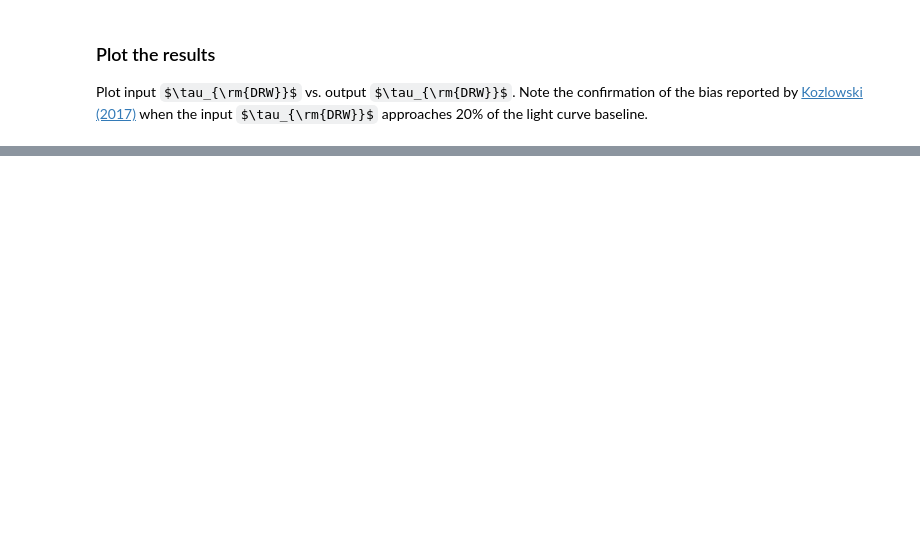
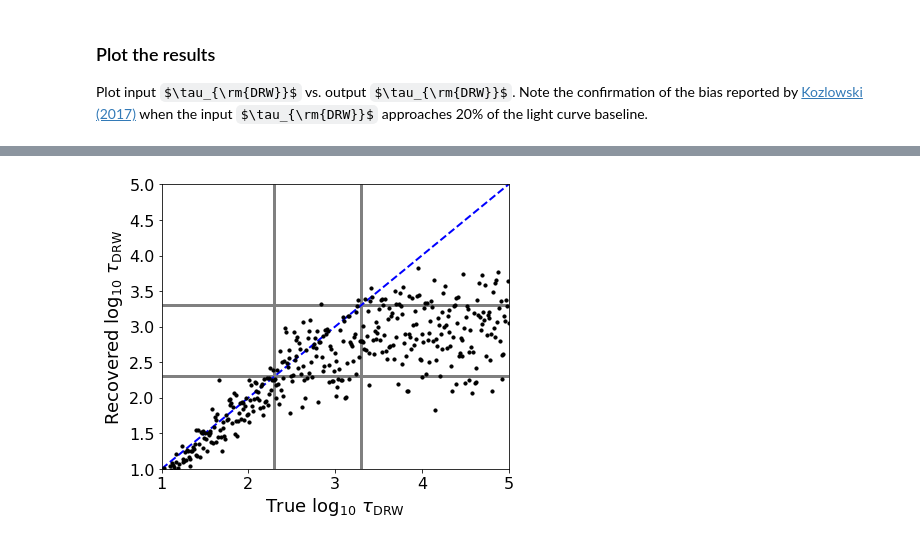
Before and after one commit to burke86/taufit, a Jupyter notebook: demo.ipynb, the cells around one changed output, grey strips where cells are left out. Cells and saved outputs as stored; diff of their text form; code cells hidden in the pictures; some formulas as TeX source; blank space fills up the shorter version.

```diff
--- a/demo.ipynb
+++ b/demo.ipynb
@@ -111,0 +132,20 @@ fig.tight_layout()
+# %%
+fig,ax = plt.subplots(1,1,figsize=(6,5), sharey=True)
+ax.scatter(taus[:,0], taus[:,2], s=10, c='k')
+ax.set_xlim(1,5)
+ax.set_ylim(1,5)
+ax.plot([1,5],[1,5], lw=2, color='b', zorder=-1, linestyle='dashed')
+ax.tick_params('both',labelsize=16)
+ax.set_xlabel(r'True $\log_{10}\ \tau_{\rm{DRW}}$',fontsize=18)
+ax.set_ylabel(r'Recovered $\log_{10}\ \tau_{\rm{DRW}}$',fontsize=18)
+#ax.legend(fontsize=16, loc=2)
+# vertical lines at cadence (7 days) and baseline.
+baseline = np.max(x) - np.min(x)
+ax.vlines(np.log10(baseline),1,5, color='grey', lw=3, zorder=-1)
+ax.hlines(np.log10(baseline),1,5, color='grey', lw=3, zorder=-1)
+ax.vlines(np.log10(0.1*baseline),1,5, color='grey', lw=3, zorder=-1)
+ax.hlines(np.log10(0.1*baseline),1,5, color='grey', lw=3, zorder=-1)
+
+fig.tight_layout()
+# %% [output]
+[figure, added]
```
Also changed, not shown: parts of 9 cells of this notebook, 1 other file.
